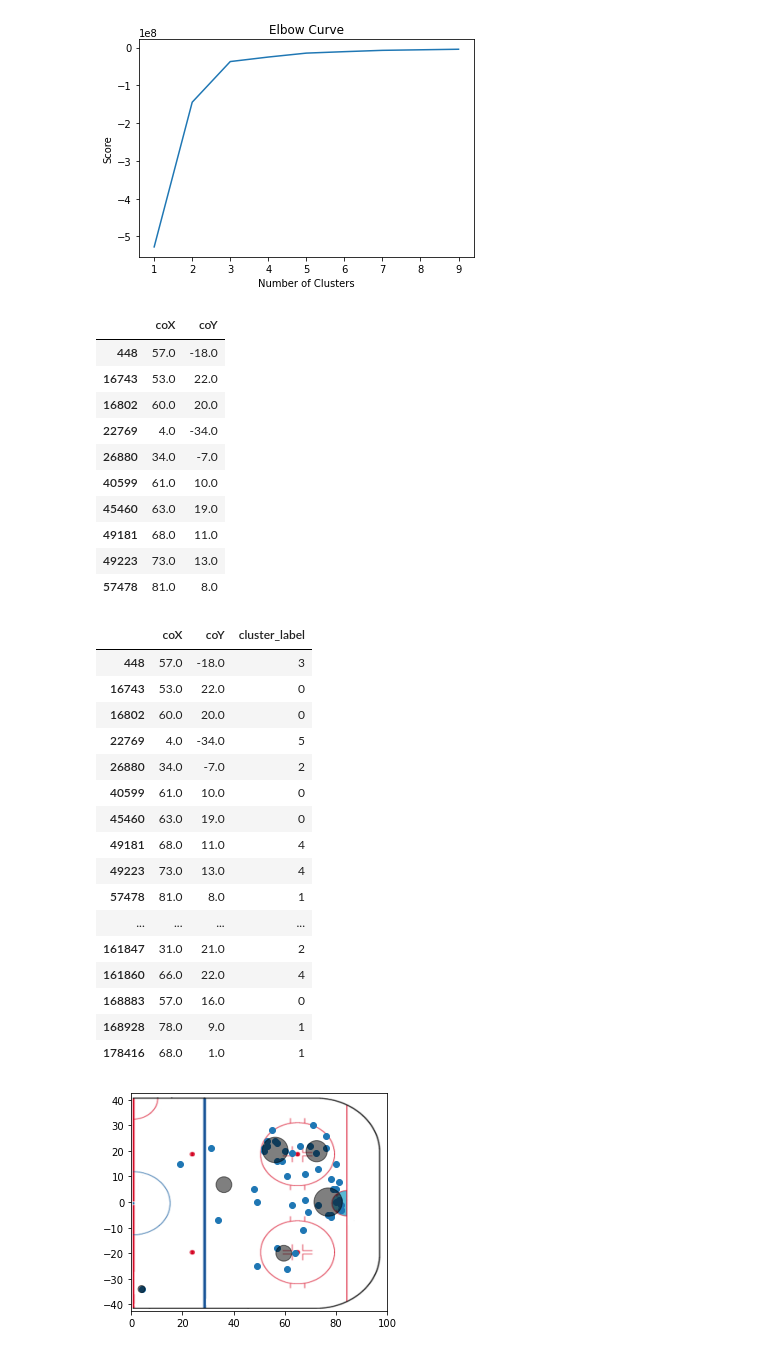
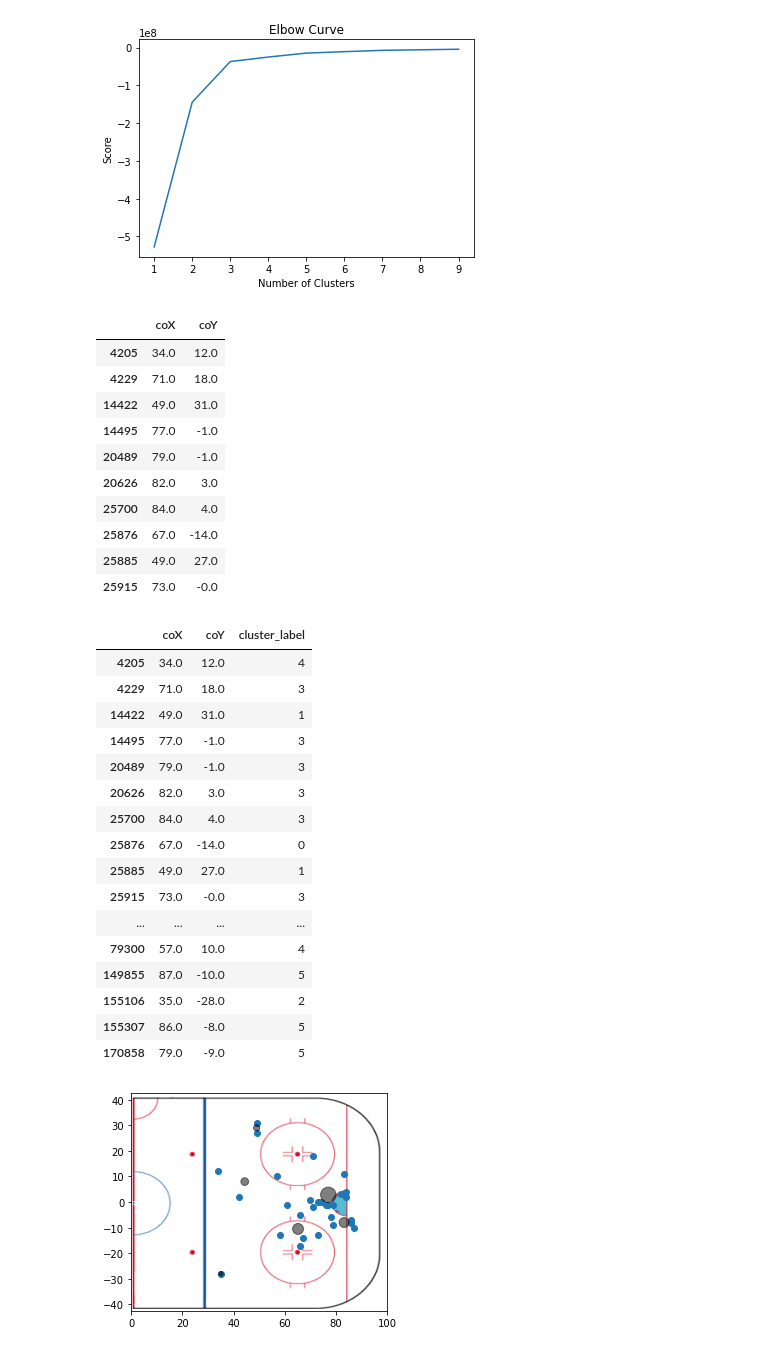
Before and after one commit to szonja126/NHL-Diplomamunka, a Jupyter notebook: readcsv.ipynb, the cells around one changed output. Saved outputs shown, nothing was run; the diff lists cells and outputs as text; code cells hidden in the pictures.

Commit message:
heatmap

```diff
--- a/readcsv.ipynb
+++ b/readcsv.ipynb
@@ -23,0 +25,3 @@ events_df = pd.concat(map(pd.read_csv, ['events_df_500.csv', 'events_df_1082.csv
+# %%
+events_df = events_df.fillna(0)
+events_df = events_df.astype({'player1Id': 'int64','player2Id':'int64','player3Id':'int64','player4Id':'int64'})
@@ -24,5 +49,7 @@ events_df = pd.concat(map(pd.read_csv, ['events_df_500.csv', 'events_df_1082.csv
 # %%
-events_df = events_df.fillna(0)
-events_df = events_df.astype({'player1Id': 'int64','player2Id':'int64'})
-events_df.dtypes
+#events_df['periodTime'] = pd.to_datetime(events_df['periodTime'], format='%M:%S').dt.time
+events_df['periodTime'] = pd.to_timedelta(events_df['periodTime'].apply(lambda x: f'00:{x}'))
+#events_df['periodTime'] = events_df['periodTime'].astype(str).map(lambda x: x[7:])
+#events_df.dtypes
+events_df
 # %% [output]
@@ -102,7 +146,7 @@ events_df.head()
 # %%
 sog_df = pd.DataFrame()
 sog_df = events_df[events_df['eventType'].isin(['Goal'])]
-sog_df = sog_df[sog_df['player1Id'].isin([8471214])]
+sog_df = sog_df[sog_df['player4Id'].isin([8471239])]
 sog_df = sog_df.drop_duplicates()
 sog_df
 # %% [output]
@@ -323,16 +347,16 @@ X = sog_df.loc[:,['coX','coY']]
 X.head(10)
 # %% [output]
 |  | coX | coY |
-| 448 | 57.0 | -18.0 |
-| 16743 | 53.0 | 22.0 |
-| 16802 | 60.0 | 20.0 |
-| 22769 | 4.0 | -34.0 |
-| 26880 | 34.0 | -7.0 |
-| 40599 | 61.0 | 10.0 |
-| 45460 | 63.0 | 19.0 |
-| 49181 | 68.0 | 11.0 |
-| 49223 | 73.0 | 13.0 |
-| 57478 | 81.0 | 8.0 |
+| 4205 | 34.0 | 12.0 |
+| 4229 | 71.0 | 18.0 |
+| 14422 | 49.0 | 31.0 |
+| 14495 | 77.0 | -1.0 |
+| 20489 | 79.0 | -1.0 |
+| 20626 | 82.0 | 3.0 |
+| 25700 | 84.0 | 4.0 |
+| 25876 | 67.0 | -14.0 |
+| 25885 | 49.0 | 27.0 |
+| 25915 | 73.0 | -0.0 |
 # %%
 kmeans = KMeans(n_clusters = 6, init ='k-means++')
 kmeans.fit(X[X.columns[0:2]]) # Compute k-means clustering.
@@ -342,39 +366,42 @@ labels = kmeans.predict(X[X.columns[0:2]]) # Labels of each point
 X
 # %% [output]
 |  | coX | coY | cluster_label |
-| 448 | 57.0 | -18.0 | 3 |
-| 16743 | 53.0 | 22.0 | 0 |
-| 16802 | 60.0 | 20.0 | 0 |
-| 22769 | 4.0 | -34.0 | 5 |
-| 26880 | 34.0 | -7.0 | 2 |
-| 40599 | 61.0 | 10.0 | 0 |
-| 45460 | 63.0 | 19.0 | 0 |
-| 49181 | 68.0 | 11.0 | 4 |
-| 49223 | 73.0 | 13.0 | 4 |
-| 57478 | 81.0 | 8.0 | 1 |
+| 4205 | 34.0 | 12.0 | 4 |
+| 4229 | 71.0 | 18.0 | 3 |
+| 14422 | 49.0 | 31.0 | 1 |
+| 14495 | 77.0 | -1.0 | 3 |
+| 20489 | 79.0 | -1.0 | 3 |
+| 20626 | 82.0 | 3.0 | 3 |
+| 25700 | 84.0 | 4.0 | 3 |
+| 25876 | 67.0 | -14.0 | 0 |
+| 25885 | 49.0 | 27.0 | 1 |
+| 25915 | 73.0 | -0.0 | 3 |
 | ... | ... | ... | ... |
-| 161847 | 31.0 | 21.0 | 2 |
-| 161860 | 66.0 | 22.0 | 4 |
-| 168883 | 57.0 | 16.0 | 0 |
-| 168928 | 78.0 | 9.0 | 1 |
-| 178416 | 68.0 | 1.0 | 1 |
+| 79300 | 57.0 | 10.0 | 4 |
+| 149855 | 87.0 | -10.0 | 5 |
+| 155106 | 35.0 | -28.0 | 2 |
+| 155307 | 86.0 | -8.0 | 5 |
+| 170858 | 79.0 | -9.0 | 5 |
 # %%
+#Kiszamoljuk a pottyok meretet, a klaszterek elemszamat vesszuk es megszorozzuk 50-el.
 size = X.groupby(['cluster_label']).count()
-size = size['coX']*50
+size = size['coX']*20
 #print(size)
 #X.plot.scatter(x = 'coX', y = 'coY', c=labels, s=50, cmap='viridis')
 #plt.scatter(centers[:, 0], centers[:, 1], c='black', s=size, alpha=0.5)
 #plt.xlim(0,100)
 #plt.ylim(-42.5,42.5)
+
+#Ket valtozot inicializalunk aminek megadjuk az X es Y oszlopunkat, hogy kesobb be tudjuk taplalni a plot-ba
 coX = X['coX']
 coY = X['coY']
 img = plt.imread("Half_ice_hockey_rink.png")
 fig, ax = plt.subplots()
 ax.imshow(img, extent=[0, 100, -42.5, 42.5])
 ax.scatter(coX, coY)
 plt.scatter(centers[:, 0], centers[:, 1], c='black', s=size, alpha=0.5)
 plt.xlim(0,100)
 plt.ylim(-42.5,42.5)
 plt.show()
 # %% [output]
-[figure, old version]
+[figure, new version]
```
Also changed, not shown: parts of 25 cells of this notebook, 2 other files.
